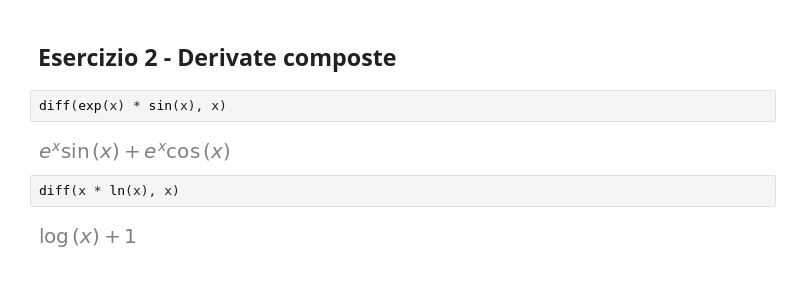
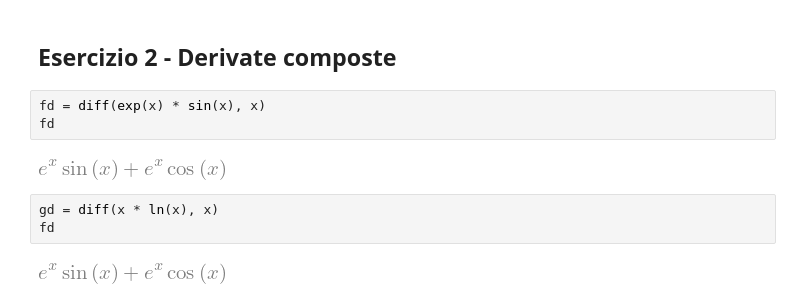
Before and after one commit to geesemain7/school_work, a Jupyter notebook: quinta/notebooks/sympy/esercizi_4-9.ipynb, the cells around one changed output. Cells and saved outputs as stored; diff of their text form; blank space fills up the shorter version.

```diff
--- a/quinta/notebooks/sympy/esercizi_4-9.ipynb
+++ b/quinta/notebooks/sympy/esercizi_4-9.ipynb
@@ -119,10 +119,12 @@ Si rappresenta come proprio un punto salto: non c'è nessuna connessione tra le
 # %% [markdown]
 ## **Esercizio 2 - Derivate composte**
 # %%
-diff(exp(x) * sin(x), x)
+fd = diff(exp(x) * sin(x), x)
+fd
 # %% [output]
-[figure, old version]
+[figure, new version]
 # %%
-diff(x * ln(x), x)
+gd = diff(x * ln(x), x)
+fd
 # %% [output]
-[figure, old version]
+[figure, new version]
```
Also changed, not shown: parts of 28 cells of this notebook, 1 other file.
